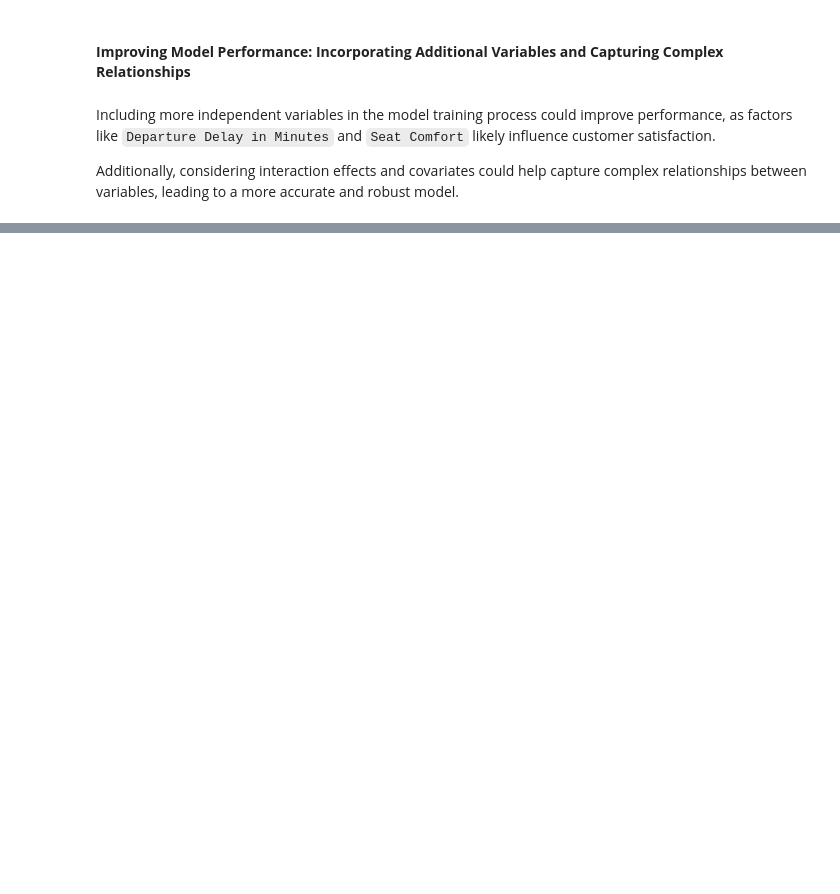
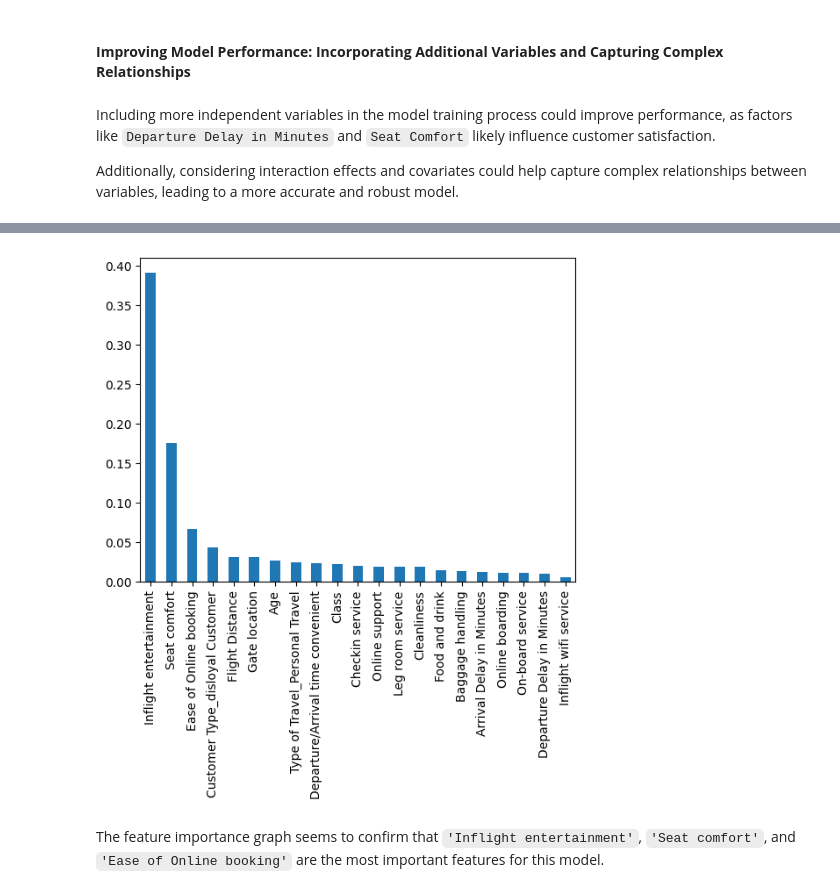
Before and after one commit to Cyberoctane29/Invistico-Airlines-Customer-Satisfaction-Prediction-End-to-End-Analysis-and-Modeling, a Jupyter notebook: Invistico_Airlines_Customer_Satisfaction_Prediction_End_to_End_Analysis_and_Modeling.ipynb, the cells around one changed output, grey strips where cells are left out. Drawn from its saved outputs; the diff is of its cells as text; code cells hidden in the pictures; blank space fills up the shorter version.

```diff
--- a/Invistico_Airlines_Customer_Satisfaction_Prediction_End_to_End_Analysis_and_Modeling.ipynb
+++ b/Invistico_Airlines_Customer_Satisfaction_Prediction_End_to_End_Analysis_and_Modeling.ipynb
@@ -604,0 +949,11 @@ I would recommend sharing key insights derived from the model's performance and
+# %%
+importances = airline_dt.feature_importances_
+
+forest_importances = pd.Series(importances, index=X.columns).sort_values(ascending=False)
+
+fig, ax = plt.subplots()
+forest_importances.plot.bar(ax=ax);
+# %% [output]
+[figure, added]
+# %% [markdown]
+The feature importance graph seems to confirm that `'Inflight entertainment'`, `'Seat comfort'`, and `'Ease of Online booking'` are the most important features for this model.
```
Also changed, not shown: parts of 186 cells of this notebook, 6 other files.
